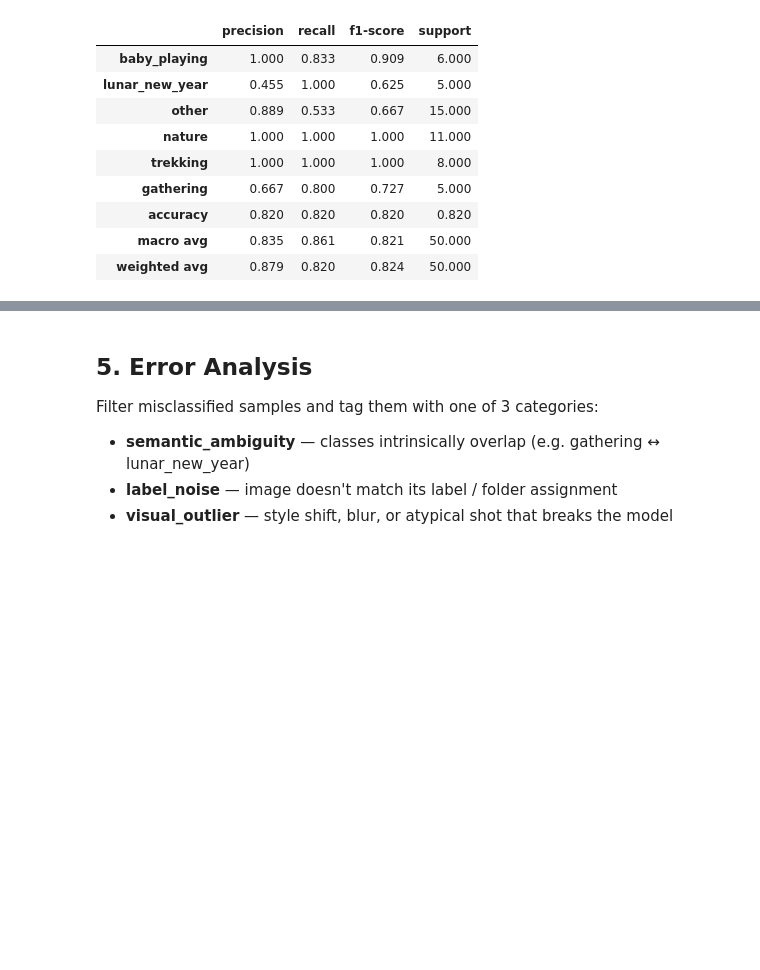
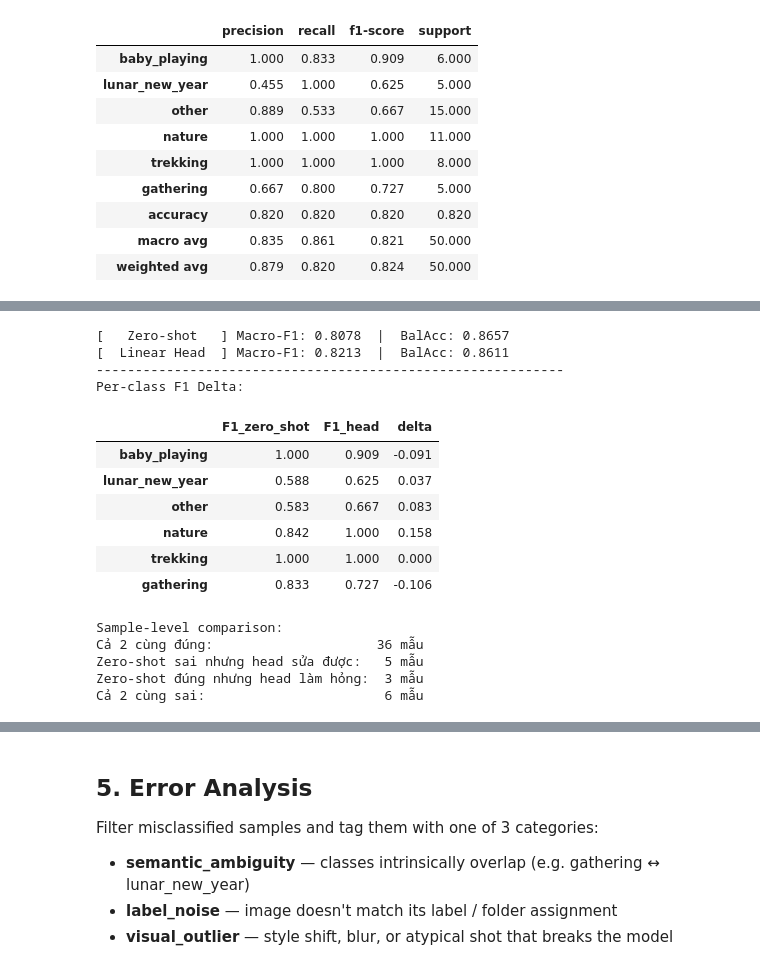
Before and after one commit to itskyf/zalo-photos-assignment-2026, a Jupyter notebook: notebooks/experiment-04-evaluate.ipynb, the cells around one changed output, grey strips where cells are left out. Cells and saved outputs as stored; diff of their text form; code cells hidden in the pictures; blank space fills up the shorter version.

Commit message:
feat: 1h - more eval

```diff
--- a/notebooks/experiment-04-evaluate.ipynb
+++ b/notebooks/experiment-04-evaluate.ipynb
@@ -194,0 +202,77 @@ Balanced Acc  : 0.8611  ← secondary metric
+# %%
+zs_pred_labels = eval_dataset.values("siglip2_pred.label")
+
+# 1. Overall metrics
+zs_macro_f1 = f1_score(
+    gt_labels, zs_pred_labels, average="macro", labels=labels_list, zero_division=0
+)
+zs_bal_acc = balanced_accuracy_score(gt_labels, zs_pred_labels)
+
+print(f"[{'Zero-shot':^15}] Macro-F1: {zs_macro_f1:.4f}  |  BalAcc: {zs_bal_acc:.4f}")
+print(f"[{'Linear Head':^15}] Macro-F1: {macro_f1:.4f}  |  BalAcc: {bal_acc:.4f}")
+print("-" * 60)
+
+# 2. Per-class delta
+zs_report = classification_report(
+    gt_labels, zs_pred_labels, labels=labels_list, output_dict=True, zero_division=0
+)
+df_delta = pd.DataFrame(
+    {
+        "F1_zero_shot": {c: zs_report[c]["f1-score"] for c in labels_list},
+        "F1_head": {c: report_dict[c]["f1-score"] for c in labels_list},
+    }
+)
+df_delta["delta"] = df_delta["F1_head"] - df_delta["F1_zero_shot"]
+
+print("Per-class F1 Delta:")
+display(
+    df_delta.style.format("{:.3f}").bar(
+        subset=["delta"], align="mid", color=["#d65f5f", "#5fba7d"]
+    )
+)
+
+# 3. Sample-level comparison
+df_compare = pd.DataFrame(
+    {
+        "id": eval_dataset.values("id"),
+        "gt": gt_labels,
+        "pred_zs": zs_pred_labels,
+        "pred_head": pred_labels,
+    }
+)
+
+both_correct = (df_compare["pred_zs"] == df_compare["gt"]) & (
+    df_compare["pred_head"] == df_compare["gt"]
+)
+head_fixed = (df_compare["pred_zs"] != df_compare["gt"]) & (
+    df_compare["pred_head"] == df_compare["gt"]
+)
+head_broke = (df_compare["pred_zs"] == df_compare["gt"]) & (
+    df_compare["pred_head"] != df_compare["gt"]
+)
+both_wrong = (df_compare["pred_zs"] != df_compare["gt"]) & (
+    df_compare["pred_head"] != df_compare["gt"]
+)
+
+print("\nSample-level comparison:")
+print(f"Cả 2 cùng đúng:                     {both_correct.sum():>2} mẫu")
+print(f"Zero-shot sai nhưng head sửa được:  {head_fixed.sum():>2} mẫu")
+print(f"Zero-shot đúng nhưng head làm hỏng: {head_broke.sum():>2} mẫu")
+print(f"Cả 2 cùng sai:                      {both_wrong.sum():>2} mẫu")
+# %% [output]
+[   Zero-shot   ] Macro-F1: 0.8078  |  BalAcc: 0.8657
+[  Linear Head  ] Macro-F1: 0.8213  |  BalAcc: 0.8611
+------------------------------------------------------------
+Per-class F1 Delta:
+|  | F1_zero_shot | F1_head | delta |
+| baby_playing | 1.000 | 0.909 | -0.091 |
+| lunar_new_year | 0.588 | 0.625 | 0.037 |
+| other | 0.583 | 0.667 | 0.083 |
+| nature | 0.842 | 1.000 | 0.158 |
+| trekking | 1.000 | 1.000 | 0.000 |
+| gathering | 0.833 | 0.727 | -0.106 |
+Sample-level comparison:
+Cả 2 cùng đúng:                     36 mẫu
+Zero-shot sai nhưng head sửa được:   5 mẫu
+Zero-shot đúng nhưng head làm hỏng:  3 mẫu
+Cả 2 cùng sai:                       6 mẫu
```
Also changed, not shown: parts of 4 cells of this notebook, 3 other files.
